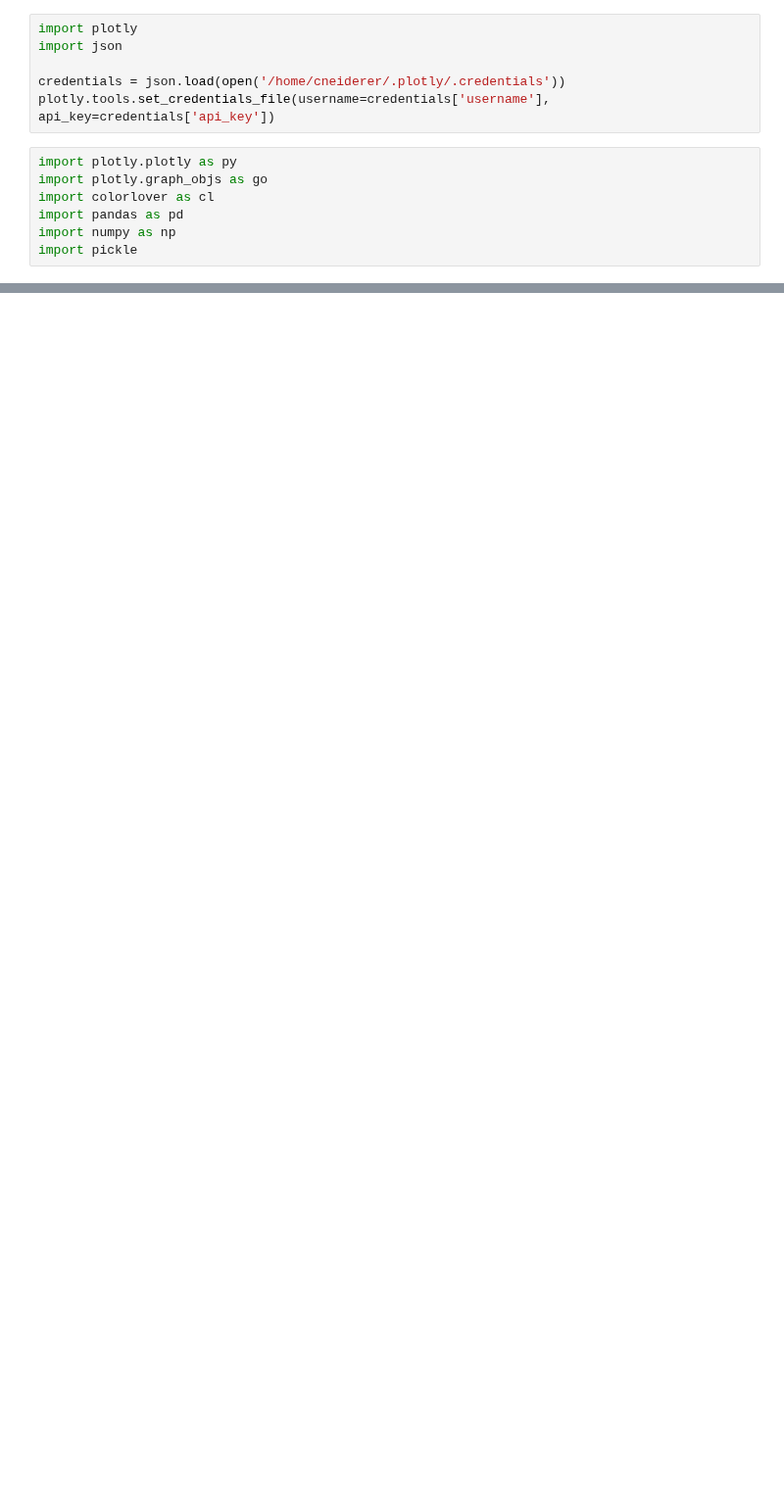
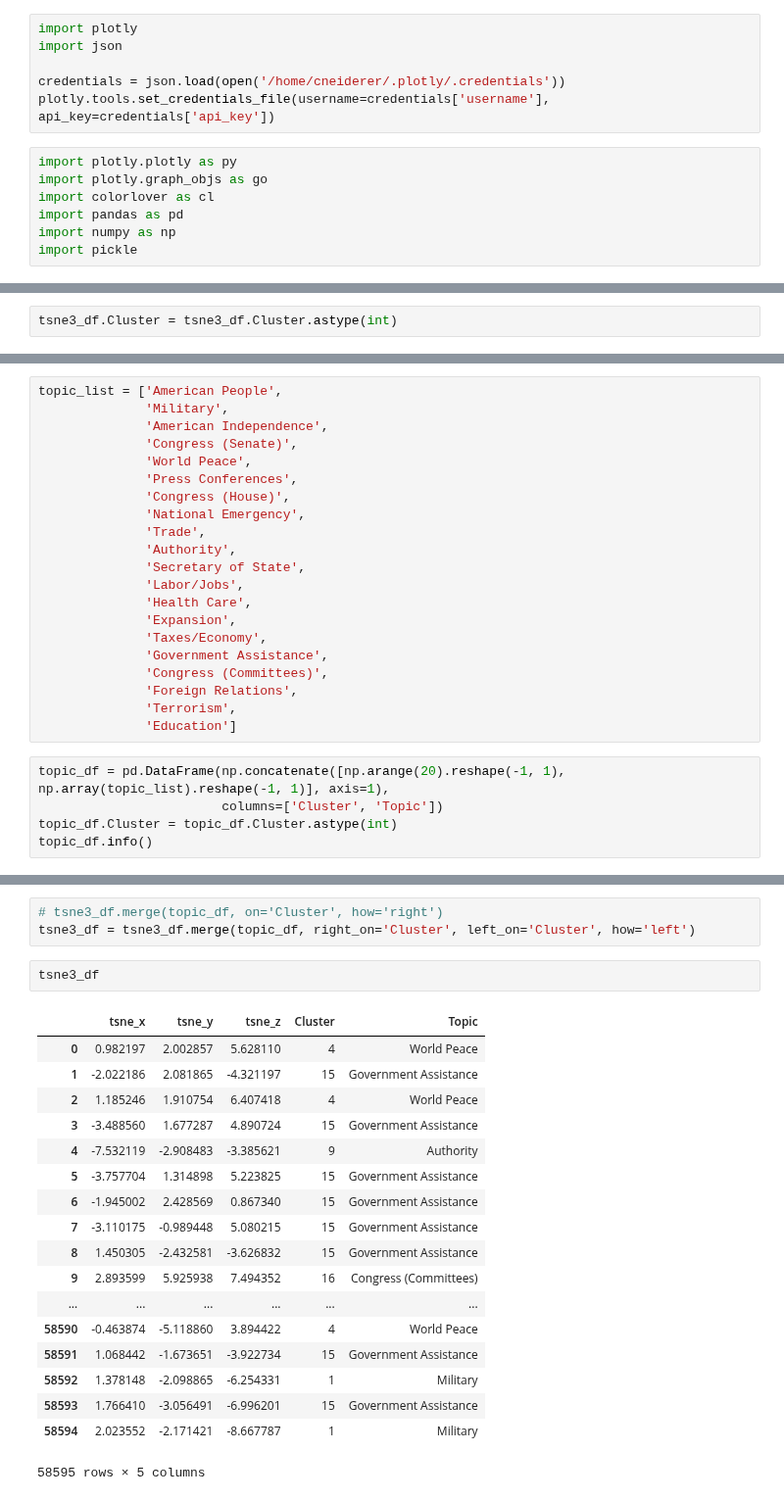
Before and after one commit to cneiderer/Class_Projects, a Jupyter notebook: Project4/Interactive_Visualization_3D_TSNE_Projection.ipynb, the cells around one changed output, grey strips where cells are left out. Shown at 98% size. Saved outputs shown, nothing was run; the diff lists cells and outputs as text; blank space fills up the shorter version.

```diff
--- a/Project4/Interactive_Visualization_3D_TSNE_Projection.ipynb
+++ b/Project4/Interactive_Visualization_3D_TSNE_Projection.ipynb
@@ -39,0 +26,2 @@ list(set(df_tsne3.Cluster))
+# %%
+tsne3_df.Cluster = tsne3_df.Cluster.astype(int)
@@ -64,0 +43,26 @@ cmap = ['rgb%s' % x for x in colors[2]]
+# %%
+topic_list = ['American People',
+              'Military',
+              'American Independence',
+              'Congress (Senate)',
+              'World Peace',
+              'Press Conferences',
+              'Congress (House)',
+              'National Emergency',
+              'Trade',
+              'Authority',
+              'Secretary of State',
+              'Labor/Jobs',
+              'Health Care',
+              'Expansion',
+              'Taxes/Economy',
+              'Government Assistance',
+              'Congress (Committees)',
+              'Foreign Relations',
+              'Terrorism',
+              'Education']
+# %%
+topic_df = pd.DataFrame(np.concatenate([np.arange(20).reshape(-1, 1), np.array(topic_list).reshape(-1, 1)], axis=1),
+                        columns=['Cluster', 'Topic'])
+topic_df.Cluster = topic_df.Cluster.astype(int)
+topic_df.info()
@@ -65,3 +77,27 @@ cmap = ['rgb%s' % x for x in colors[2]]
+# %%
+# tsne3_df.merge(topic_df, on='Cluster', how='right')
+tsne3_df = tsne3_df.merge(topic_df, right_on='Cluster', left_on='Cluster', how='left')
+# %%
+tsne3_df
+# %% [output]
+|  | tsne_x | tsne_y | tsne_z | Cluster | Topic |
+| 0 | 0.982197 | 2.002857 | 5.628110 | 4 | World Peace |
+| 1 | -2.022186 | 2.081865 | -4.321197 | 15 | Government Assistance |
+| 2 | 1.185246 | 1.910754 | 6.407418 | 4 | World Peace |
+| 3 | -3.488560 | 1.677287 | 4.890724 | 15 | Government Assistance |
+| 4 | -7.532119 | -2.908483 | -3.385621 | 9 | Authority |
+| 5 | -3.757704 | 1.314898 | 5.223825 | 15 | Government Assistance |
+| 6 | -1.945002 | 2.428569 | 0.867340 | 15 | Government Assistance |
+| 7 | -3.110175 | -0.989448 | 5.080215 | 15 | Government Assistance |
+| 8 | 1.450305 | -2.432581 | -3.626832 | 15 | Government Assistance |
+| 9 | 2.893599 | 5.925938 | 7.494352 | 16 | Congress (Committees) |
+| ... | ... | ... | ... | ... | ... |
+| 58590 | -0.463874 | -5.118860 | 3.894422 | 4 | World Peace |
+| 58591 | 1.068442 | -1.673651 | -3.922734 | 15 | Government Assistance |
+| 58592 | 1.378148 | -2.098865 | -6.254331 | 1 | Military |
+| 58593 | 1.766410 | -3.056491 | -6.996201 | 15 | Government Assistance |
+| 58594 | 2.023552 | -2.171421 | -8.667787 | 1 | Military |
+58595 rows × 5 columns
 # %%
 fig = {
         'data': [
```
Also changed, not shown: parts of 15 cells of this notebook, 4 other files.
